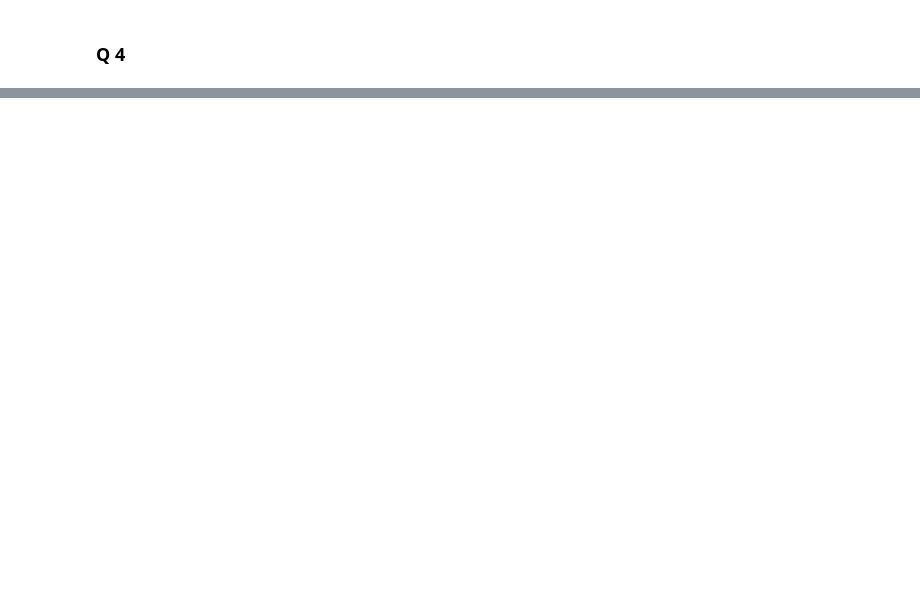
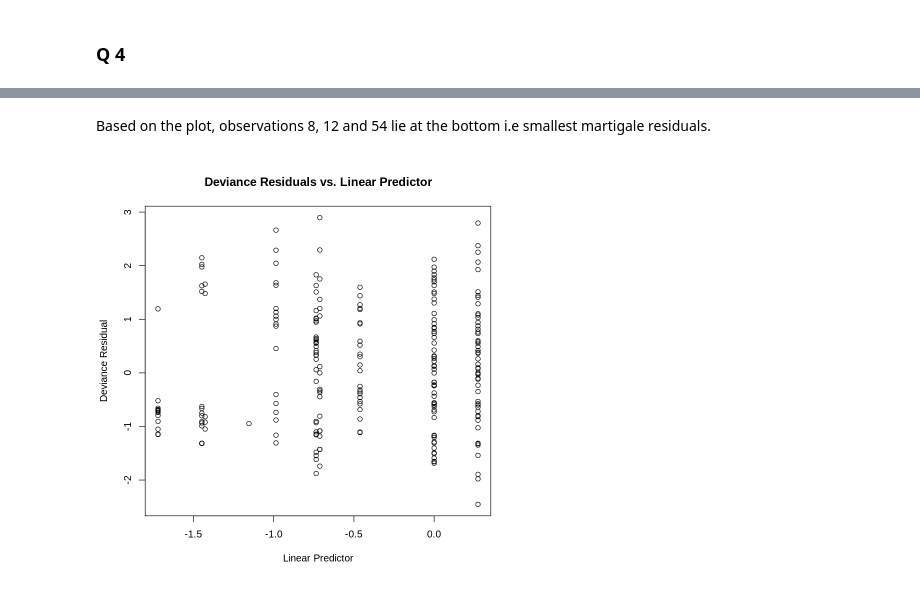
Before and after one commit to ormorteey/BST-222-Survival-Analysis, a Jupyter notebook: BST_222_HW_4.ipynb, the cells around one changed output, grey strips where cells are left out. Cells and saved outputs as stored; diff of their text form; code cells hidden in the pictures; blank space fills up the shorter version.

```diff
--- a/BST_222_HW_4.ipynb
+++ b/BST_222_HW_4.ipynb
@@ -213,0 +248,7 @@ hodg.preds <- predict(hodg.cox2)
+# %% [markdown]
+Based on the plot, observations 8, 12 and 54 lie at the bottom i.e smallest martigale residuals.
+# %%
+plot(addicts.preds,addicts.dev,xlab="Linear Predictor",ylab="Deviance Residual")
+title("Deviance Residuals vs. Linear Predictor")
+# %% [output]
+[figure, added]
```
Also changed, not shown: parts of 28 cells of this notebook.
